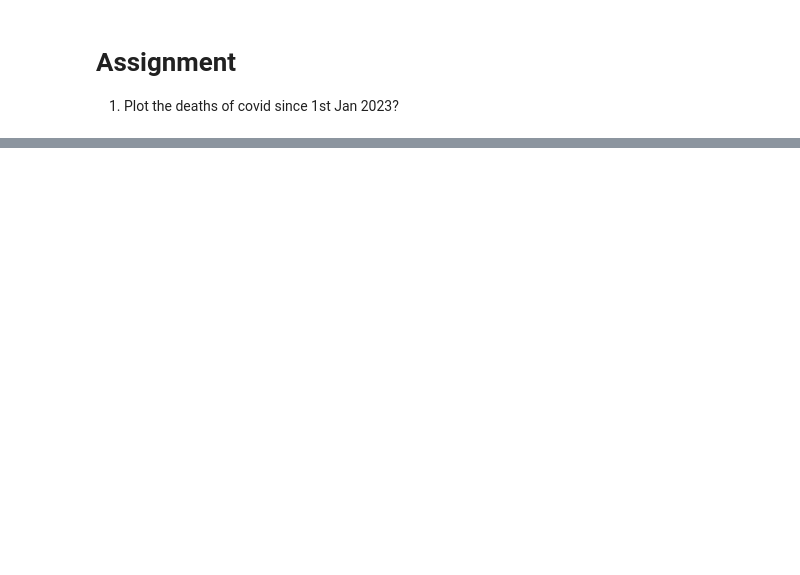
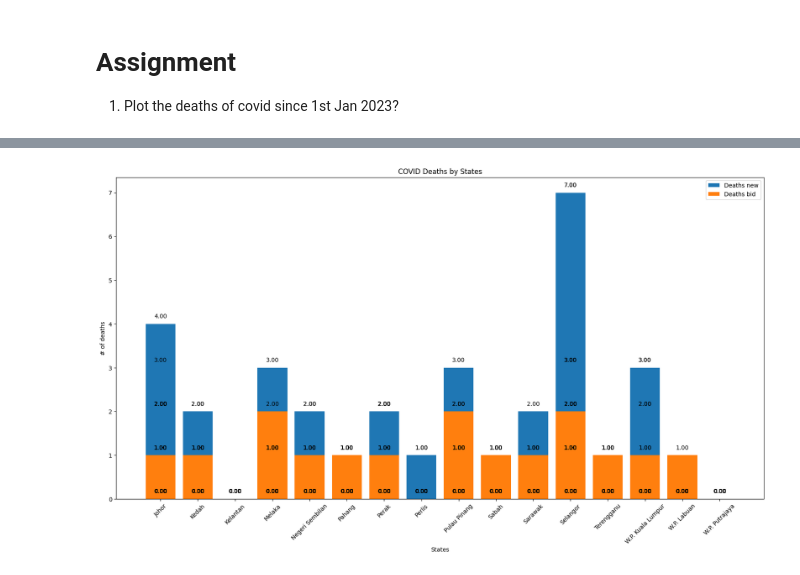
Before and after one commit to kanacb/pythonIN10hrs, a Jupyter notebook: Lesson3.ipynb, the cells around one changed output, grey strips where cells are left out. Drawn from its saved outputs; the diff is of its cells as text; code cells hidden in the pictures; blank space fills up the shorter version.

```diff
--- a/Lesson3.ipynb
+++ b/Lesson3.ipynb
@@ -75,3 +75,9 @@ Charting with Colab
 # Assignment
 
 1. Plot the deaths of covid since 1st Jan 2023?
+# %%
+import pandas as pd
+import matplotlib.pyplot as plt
+data_raw = "https://github.com/MoH-Malaysia/covid19-public/blob/main/epidemic/deaths_state.csv?raw=true"
+data = pd.read_csv(data_raw)
+print('Loaded {} records from {}.'.format(len(data), data_raw))
@@ -77,0 +95,2 @@ Charting with Colab
+# %%
+data["dateObject"]= pd.to_datetime(data["date"])
@@ -77,0 +115,2 @@ Charting with Colab
+# %%
+data_2023 = data[data['dateObject']>="2023-01-01"]
@@ -77,0 +126,19 @@ Charting with Colab
+# %%
+x = data_2023['state']
+y = data_2023['deaths_new']
+y1 = data_2023['deaths_bid']
+plt.figure(figsize=(20,10))
+plt.xticks(rotation=45)
+plt.title("COVID Deaths by States")
+plt.xlabel("States")
+plt.ylabel("# of deaths")
+for ax,ay in zip(x,y):
+  label = "{:.2f}".format(ay)
+  plt.annotate(label,(ax,ay),textcoords="offset points",xytext=(0,10),ha='center')
+plt.bar(x,y,label="Deaths new")
+plt.bar(x,y1,label="Deaths bid")
+plt.legend()
+
+plt.show()
+# %% [output]
+[figure, added]
```
Also changed, not shown: parts of 5 cells of this notebook.
